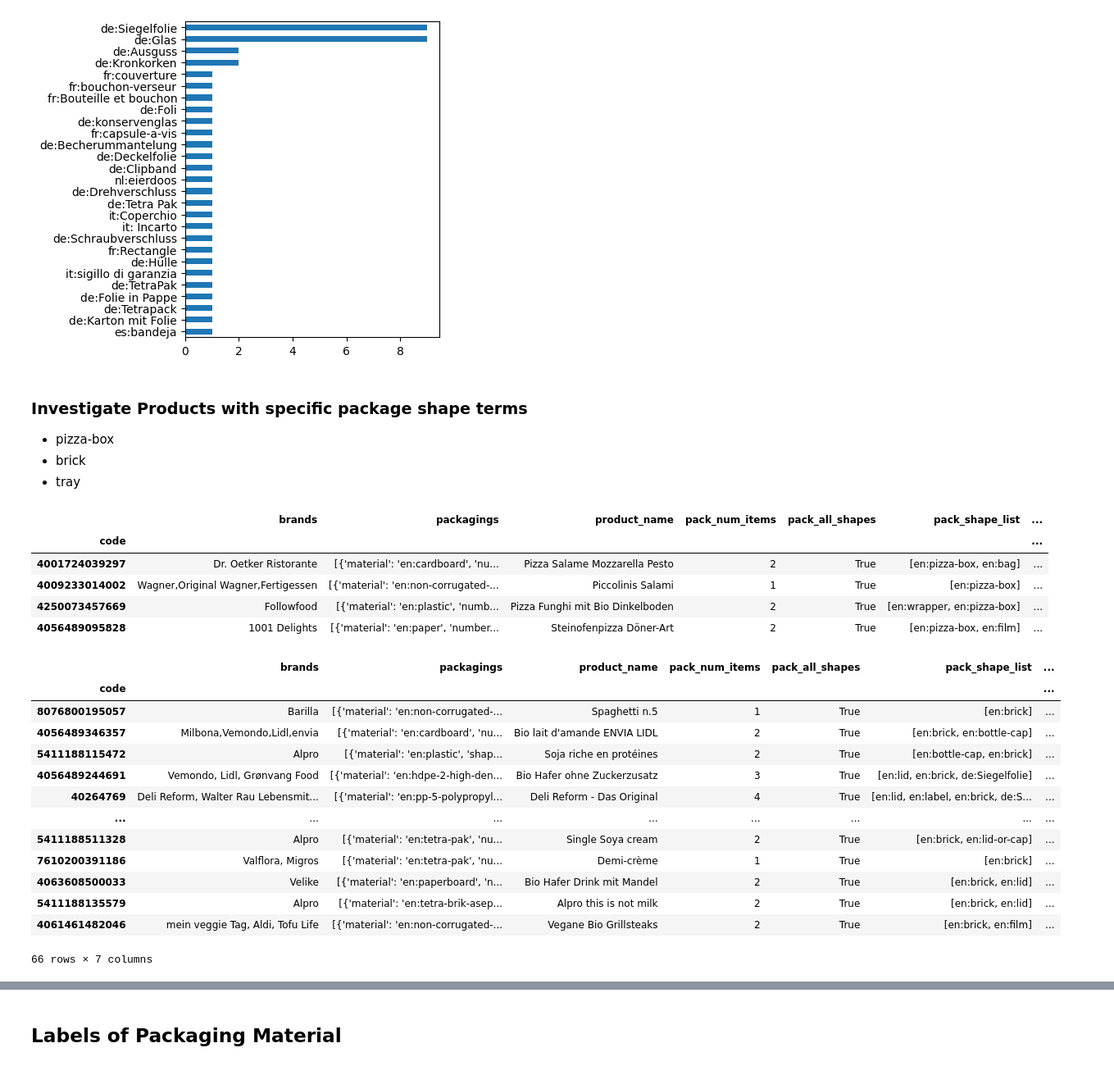
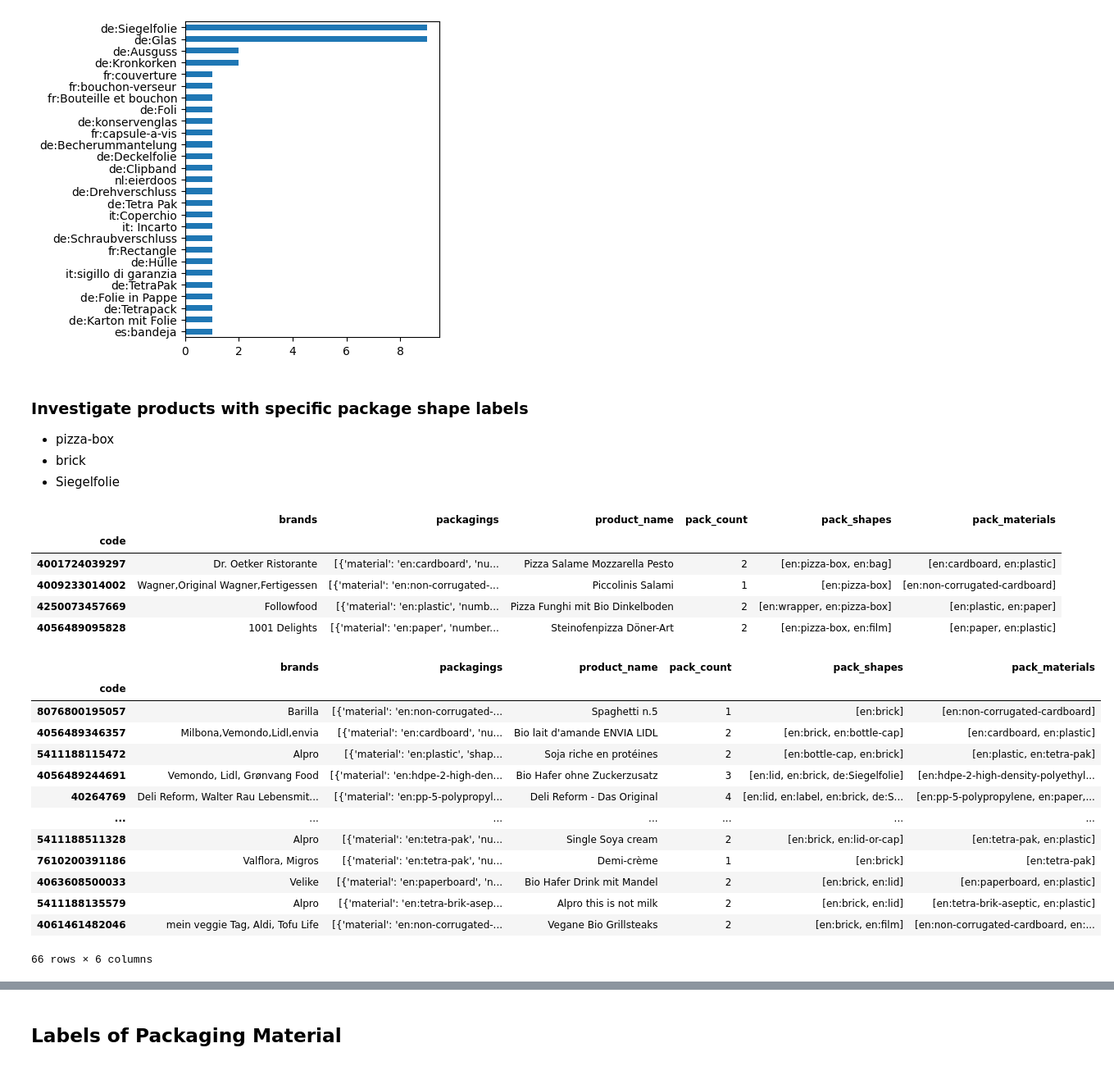
Before and after one commit to goerlitz/openfoodfacts-data-analysis, a Jupyter notebook: notebooks/01_analyze_off_data.ipynb, the cells around one changed output, grey strips where cells are left out. Shown: that part at 82% size. Drawn from its saved outputs; the diff is of its cells as text; code cells hidden in the pictures.

```diff
--- a/notebooks/01_analyze_off_data.ipynb
+++ b/notebooks/01_analyze_off_data.ipynb
@@ -63,16 +66,13 @@ prod_df = (pd.DataFrame(data['products'])
 
 computations = {
     # count number of packaging items
-    "pack_num_items": lambda items: len(items),
-
-    # check if packagings all have shapes
-    "pack_all_shapes": lambda items: len(items) != 0 and all(['shape' in list for list in items]),
+    "pack_count": lambda items: len(items),
 
     # extract packaging shapes
-    "pack_shape_list": lambda items: [i['shape'] if ('shape' in i) else None for i in items],
+    "pack_shapes": lambda items: [i['shape'] if ('shape' in i) else None for i in items],
 
     # extract packaging materials
-    "pack_material_list": lambda items: [i['material'] if ('material' in i) else None for i in items]
+    "pack_materials": lambda items: [i['material'] if ('material' in i) else None for i in items]
 }
 
 for key, fn in computations.items():
@@ -175,36 +241,36 @@ pd.Series(packagingShapesNonEn).value_counts(ascending=True).plot.barh(figsize=(
 # %% [output]
 [figure]
 # %% [markdown]
-### Investigate Products with specific package shape terms
+### Investigate products with specific package shape labels
 
 - pizza-box
 - brick
-- tray
+- Siegelfolie
 # %%
 search = 'en:pizza-box'
-prod_df.loc[lambda df: df.pack_shape_list.map(lambda shapes: search in shapes)]
+prod_df[lambda df: df.pack_shapes.map(lambda shapes: search in shapes)]
 # %% [output]
-|  | brands | packagings | product_name | pack_num_items | pack_all_shapes | pack_shape_list | ... |
-| code |  |  |  |  |  |  | ... |
-| 4001724039297 | Dr. Oetker Ristorante | [{'material': 'en:cardboard', 'nu... | Pizza Salame Mozzarella Pesto | 2 | True | [en:pizza-box, en:bag] | ... |
-| 4009233014002 | Wagner,Original Wagner,Fertigessen | [{'material': 'en:non-corrugated-... | Piccolinis Salami | 1 | True | [en:pizza-box] | ... |
-| 4250073457669 | Followfood | [{'material': 'en:plastic', 'numb... | Pizza Funghi mit Bio Dinkelboden | 2 | True | [en:wrapper, en:pizza-box] | ... |
-| 4056489095828 | 1001 Delights | [{'material': 'en:paper', 'number... | Steinofenpizza Döner-Art | 2 | True | [en:pizza-box, en:film] | ... |
+|  | brands | packagings | product_name | pack_count | pack_shapes | pack_materials |
+| code |  |  |  |  |  |  |
+| 4001724039297 | Dr. Oetker Ristorante | [{'material': 'en:cardboard', 'nu... | Pizza Salame Mozzarella Pesto | 2 | [en:pizza-box, en:bag] | [en:cardboard, en:plastic] |
+| 4009233014002 | Wagner,Original Wagner,Fertigessen | [{'material': 'en:non-corrugated-... | Piccolinis Salami | 1 | [en:pizza-box] | [en:non-corrugated-cardboard] |
+| 4250073457669 | Followfood | [{'material': 'en:plastic', 'numb... | Pizza Funghi mit Bio Dinkelboden | 2 | [en:wrapper, en:pizza-box] | [en:plastic, en:paper] |
+| 4056489095828 | 1001 Delights | [{'material': 'en:paper', 'number... | Steinofenpizza Döner-Art | 2 | [en:pizza-box, en:film] | [en:paper, en:plastic] |
 # %%
 search = 'en:brick'
-prod_df.loc[lambda df: df.pack_shape_list.map(lambda shapes: search in shapes)]
+prod_df[lambda df: df.pack_shapes.map(lambda shapes: search in shapes)]
 # %% [output]
-|  | brands | packagings | product_name | pack_num_items | pack_all_shapes | pack_shape_list | ... |
-| code |  |  |  |  |  |  | ... |
-| 8076800195057 | Barilla | [{'material': 'en:non-corrugated-... | Spaghetti n.5 | 1 | True | [en:brick] | ... |
-| 4056489346357 | Milbona,Vemondo,Lidl,envia | [{'material': 'en:cardboard', 'nu... | Bio lait d'amande ENVIA LIDL | 2 | True | [en:brick, en:bottle-cap] | ... |
-| 5411188115472 | Alpro | [{'material': 'en:plastic', 'shap... | Soja riche en protéines | 2 | True | [en:bottle-cap, en:brick] | ... |
-| 4056489244691 | Vemondo, Lidl, Grønvang Food | [{'material': 'en:hdpe-2-high-den... | Bio Hafer ohne Zuckerzusatz | 3 | True | [en:lid, en:brick, de:Siegelfolie] | ... |
-| 40264769 | Deli Reform, Walter Rau Lebensmit... | [{'material': 'en:pp-5-polypropyl... | Deli Reform - Das Original | 4 | True | [en:lid, en:label, en:brick, de:S... | ... |
-| ... | ... | ... | ... | ... | ... | ... | ... |
-| 5411188511328 | Alpro | [{'material': 'en:tetra-pak', 'nu... | Single Soya cream | 2 | True | [en:brick, en:lid-or-cap] | ... |
-| 7610200391186 | Valflora, Migros | [{'material': 'en:tetra-pak', 'nu... | Demi-crème | 1 | True | [en:brick] | ... |
-| 4063608500033 | Velike | [{'material': 'en:paperboard', 'n... | Bio Hafer Drink mit Mandel | 2 | True | [en:brick, en:lid] | ... |
-| 5411188135579 | Alpro | [{'material': 'en:tetra-brik-asep... | Alpro this is not milk | 2 | True | [en:brick, en:lid] | ... |
-| 4061461482046 | mein veggie Tag, Aldi, Tofu Life | [{'material': 'en:non-corrugated-... | Vegane Bio Grillsteaks | 2 | True | [en:brick, en:film] | ... |
+|  | brands | packagings | product_name | pack_count | pack_shapes | pack_materials |
+| code |  |  |  |  |  |  |
+| 8076800195057 | Barilla | [{'material': 'en:non-corrugated-... | Spaghetti n.5 | 1 | [en:brick] | [en:non-corrugated-cardboard] |
+| 4056489346357 | Milbona,Vemondo,Lidl,envia | [{'material': 'en:cardboard', 'nu... | Bio lait d'amande ENVIA LIDL | 2 | [en:brick, en:bottle-cap] | [en:cardboard, en:plastic] |
+| 5411188115472 | Alpro | [{'material': 'en:plastic', 'shap... | Soja riche en protéines | 2 | [en:bottle-cap, en:brick] | [en:plastic, en:tetra-pak] |
+| 4056489244691 | Vemondo, Lidl, Grønvang Food | [{'material': 'en:hdpe-2-high-den... | Bio Hafer ohne Zuckerzusatz | 3 | [en:lid, en:brick, de:Siegelfolie] | [en:hdpe-2-high-density-polyethyl... |
+| 40264769 | Deli Reform, Walter Rau Lebensmit... | [{'material': 'en:pp-5-polypropyl... | Deli Reform - Das Original | 4 | [en:lid, en:label, en:brick, de:S... | [en:pp-5-polypropylene, en:paper,... |
+| ... | ... | ... | ... | ... | ... | ... |
+| 5411188511328 | Alpro | [{'material': 'en:tetra-pak', 'nu... | Single Soya cream | 2 | [en:brick, en:lid-or-cap] | [en:tetra-pak, en:plastic] |
+| 7610200391186 | Valflora, Migros | [{'material': 'en:tetra-pak', 'nu... | Demi-crème | 1 | [en:brick] | [en:tetra-pak] |
+| 4063608500033 | Velike | [{'material': 'en:paperboard', 'n... | Bio Hafer Drink mit Mandel | 2 | [en:brick, en:lid] | [en:paperboard, en:plastic] |
+| 5411188135579 | Alpro | [{'material': 'en:tetra-brik-asep... | Alpro this is not milk | 2 | [en:brick, en:lid] | [en:tetra-brik-aseptic, en:plastic] |
+| 4061461482046 | mein veggie Tag, Aldi, Tofu Life | [{'material': 'en:non-corrugated-... | Vegane Bio Grillsteaks | 2 | [en:brick, en:film] | [en:non-corrugated-cardboard, en:... |
-66 rows × 7 columns
+66 rows × 6 columns
```
Also changed, not shown: parts of 21 cells of this notebook.
